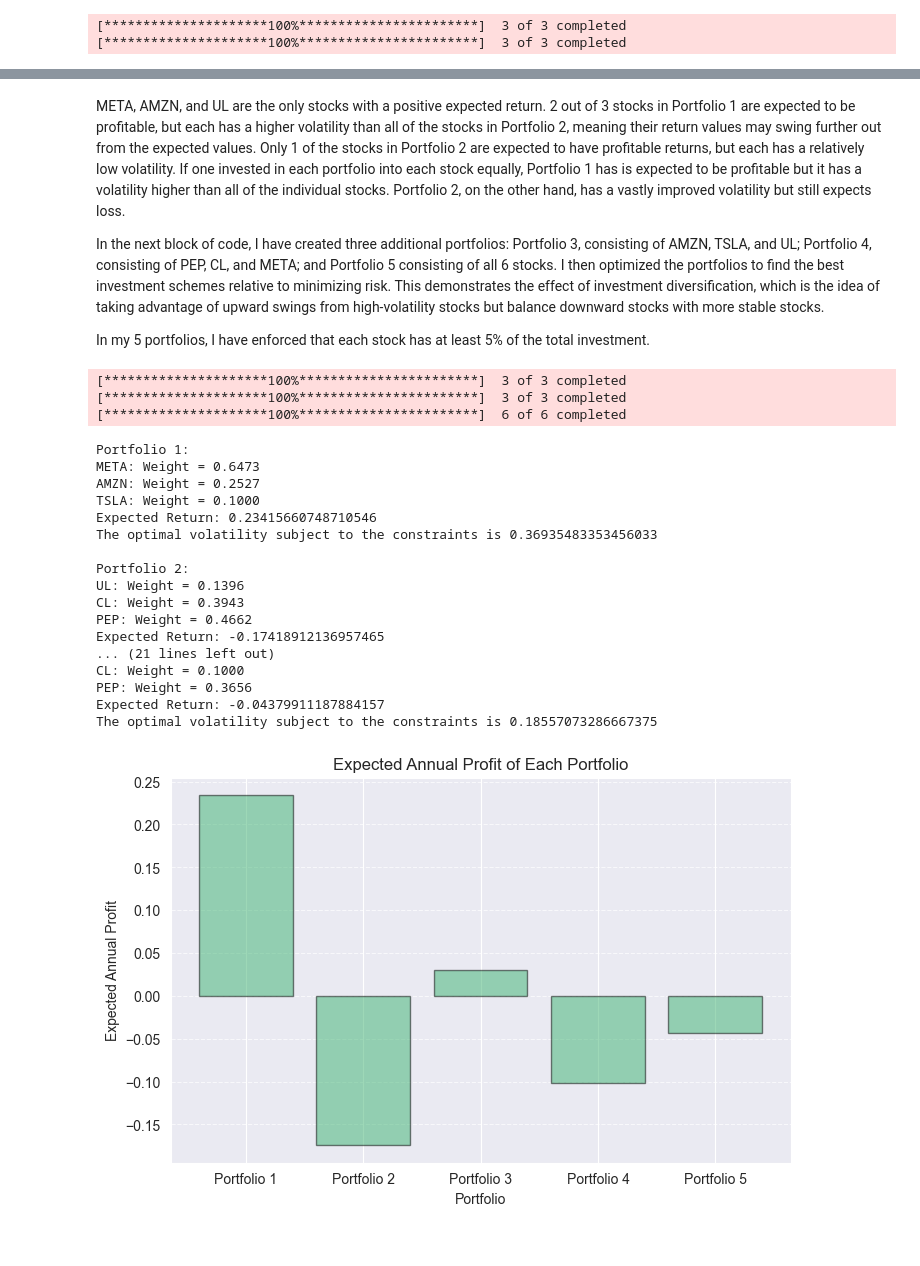
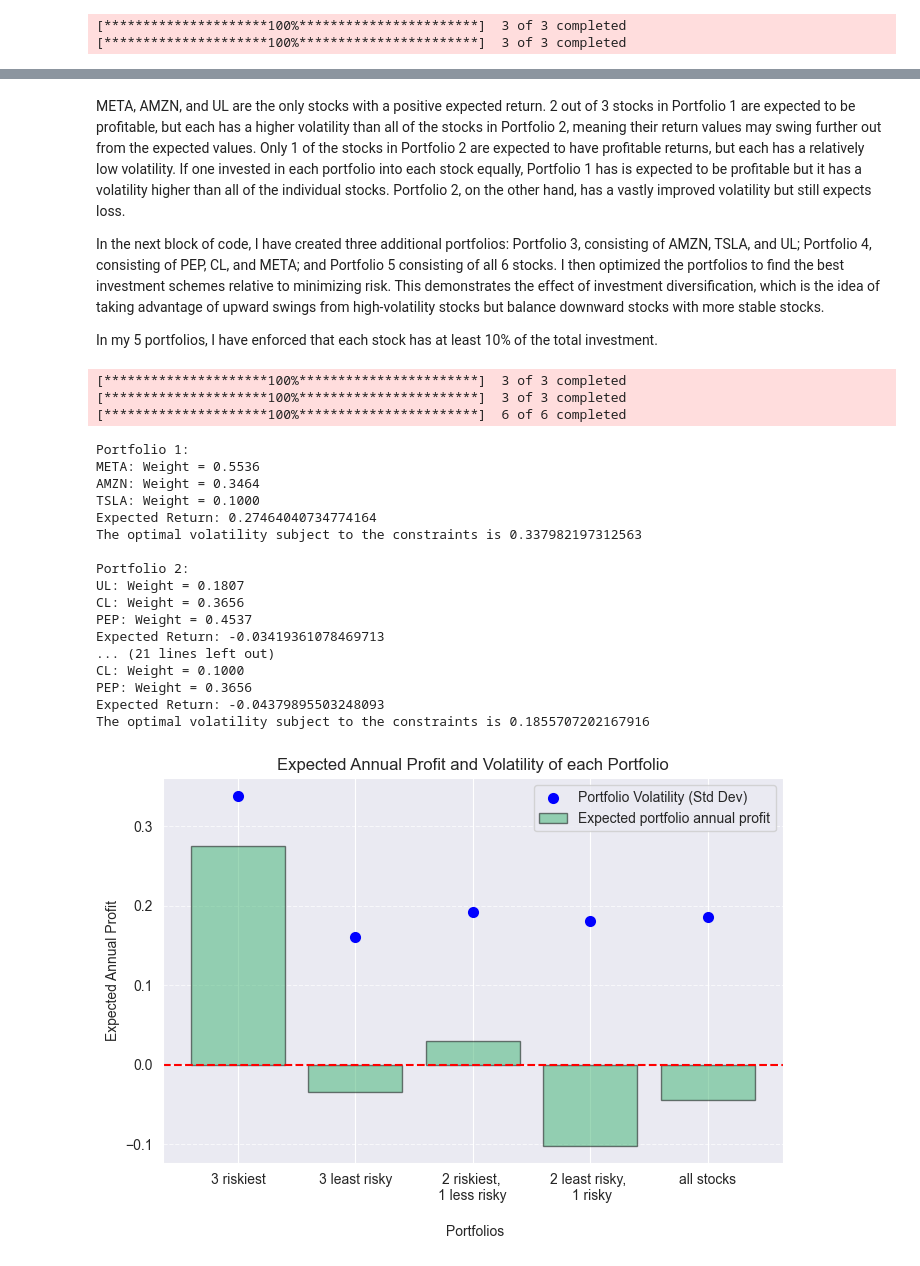
Before and after one commit to UnTuringTested/Quant-Finance-Project-Series, a Jupyter notebook: Mini Project 1.ipynb, the cells around one changed output, grey strips where cells are left out. Cells and saved outputs as stored; diff of their text form; code cells hidden in the pictures.

```diff
--- a/Mini Project 1.ipynb
+++ b/Mini Project 1.ipynb
@@ -23,7 +23,7 @@ import yfinance as yf
 P1Tickers = ['META', 'AMZN', 'TSLA']
 P2Tickers = ['UL', 'CL', 'PEP']
 
-start_date = dt.datetime.today()-dt.timedelta(days = 259)
+start_date = dt.datetime.today()-dt.timedelta(days = 200*2)
 end_date = dt.datetime.today()- dt.timedelta(days = 7)
 
 P1stock = yf.download(P1Tickers, start = start_date, end =end_date, auto_adjust= True)
@@ -66,7 +66,7 @@ META, AMZN, and UL are the only stocks with a positive expected return. 2 out of
 
 In the next block of code, I have created three additional portfolios: Portfolio 3, consisting of AMZN, TSLA, and UL; Portfolio 4, consisting of PEP, CL, and META; and Portfolio 5 consisting of all 6 stocks. I then optimized the portfolios to find the best investment schemes relative to minimizing risk. This demonstrates the effect of investment diversification, which is the idea of taking advantage of upward swings from high-volatility stocks but balance downward stocks with more stable stocks.
 
-In my 5 portfolios, I have enforced that each stock has at least 5% of the total investment.
+In my 5 portfolios, I have enforced that each stock has at least 10% of the total investment.
 # %%
 
 P3Tickers = ['UL', 'AMZN', 'TSLA']
@@ -158,36 +158,39 @@ for i in range(5):
 [*********************100%***********************]  3 of 3 completed
 [*********************100%***********************]  6 of 6 completed
 Portfolio 1:
-META: Weight = 0.6473
-AMZN: Weight = 0.2527
+META: Weight = 0.5536
+AMZN: Weight = 0.3464
 TSLA: Weight = 0.1000
-Expected Return: 0.23415660748710546
-The optimal volatility subject to the constraints is 0.36935483353456033
+Expected Return: 0.27464040734774164
+The optimal volatility subject to the constraints is 0.337982197312563
 
 Portfolio 2:
-UL: Weight = 0.1396
-CL: Weight = 0.3943
-PEP: Weight = 0.4662
-Expected Return: -0.17418912136957465
+UL: Weight = 0.1807
+CL: Weight = 0.3656
+PEP: Weight = 0.4537
+Expected Return: -0.03419361078469713
 ... (21 lines left out)
 CL: Weight = 0.1000
 PEP: Weight = 0.3656
-Expected Return: -0.04379911187884157
-The optimal volatility subject to the constraints is 0.18557073286667375
+Expected Return: -0.04379895503248093
+The optimal volatility subject to the constraints is 0.1855707202167916
 # %%
 import matplotlib.pyplot as plt
 
 # Calculate expected annual profits for each portfolio
 expected_profits = [np.sum(optimal_weights[i] * daily_log_returns[i].mean()) * 252 for i in range(5)]
-portfolio_labels = [f'Portfolio {i+1}' for i in range(5)]
+portfolio_labels = ['3 riskiest', '3 least risky', '2 riskiest, \n1 less risky', '2 least risky, \n 1 risky', 'all stocks']
 
 plt.figure(figsize=(8, 5))
-plt.bar(portfolio_labels, expected_profits, color='mediumseagreen', edgecolor='black', alpha = .5)
-plt.title('Expected Annual Profit of Each Portfolio')
-plt.xlabel('Portfolio')
+plt.bar(portfolio_labels, expected_profits, color='mediumseagreen', edgecolor='black', alpha = .5, label= 'Expected portfolio annual profit')
+plt.title('Expected Annual Profit and Volatility of each Portfolio')
+plt.scatter(portfolio_labels, optimized_volatility, color='blue', marker='o', linewidth=2, label='Portfolio Volatility (Std Dev)')
+plt.legend()
+plt.xlabel('\n Portfolios')
 plt.ylabel('Expected Annual Profit')
 plt.grid(axis='y', linestyle='--', alpha=0.7)
+plt.axhline(0, color='red', linewidth=1.5, linestyle='--')
 plt.show()
 # %% [output]
-[figure, old version]
+[figure, new version]
 # %% [markdown]
```
Also changed, not shown: parts of 2 cells of this notebook.
